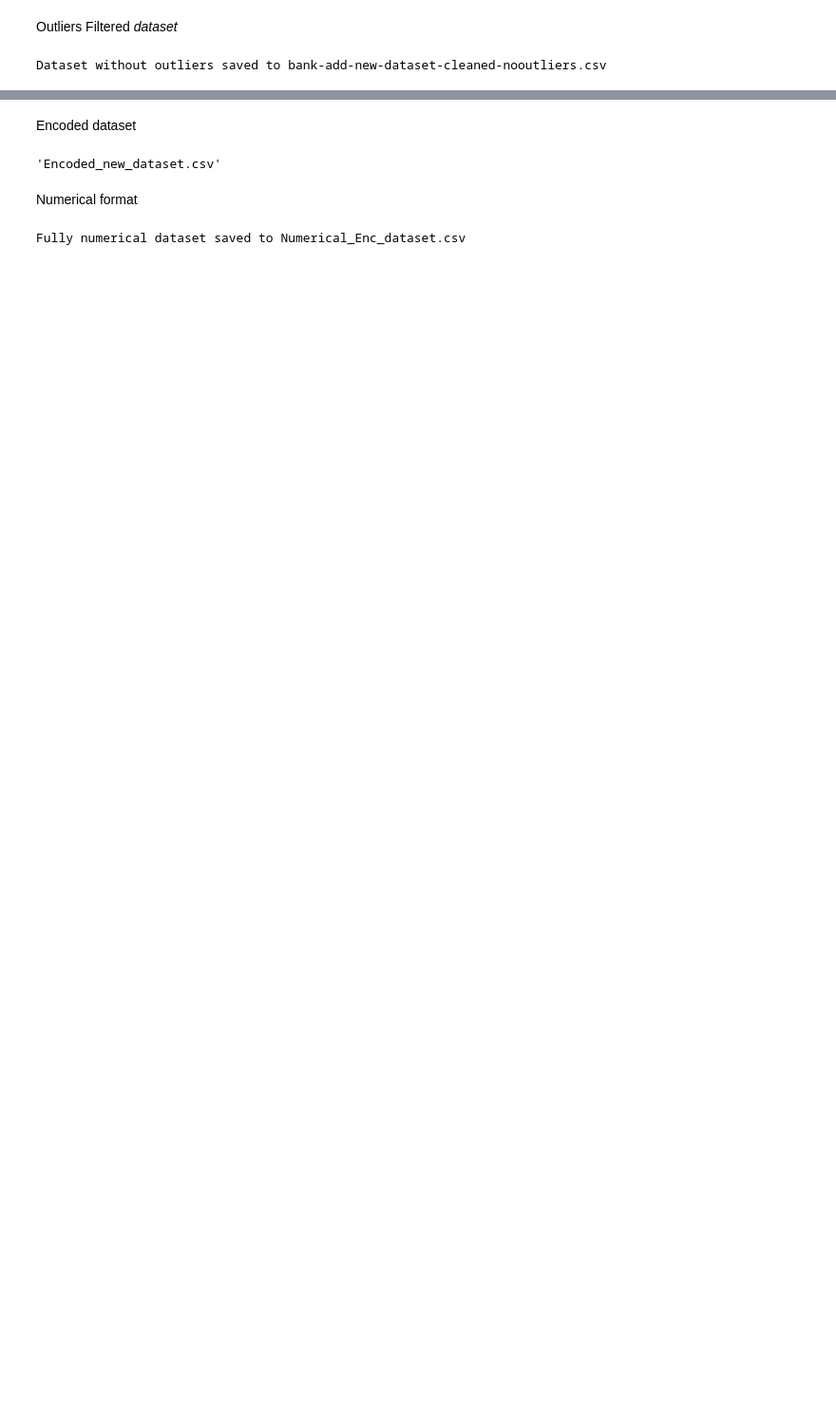
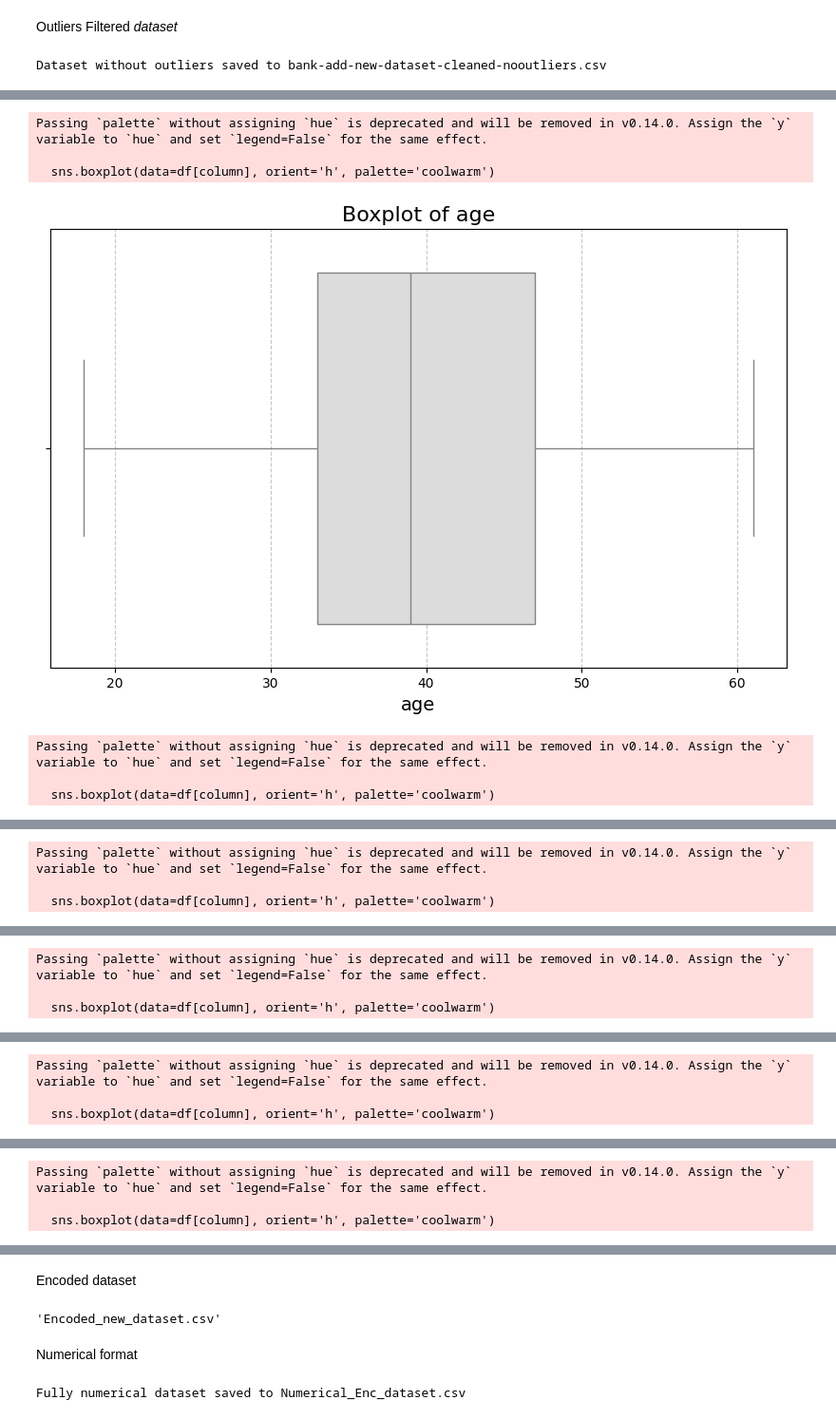
Before and after one commit to Itzz-Hashan/Client-Prediction-System, a Jupyter notebook: Preproccesing/Preproccesing.ipynb, the cells around one changed output, grey strips where cells are left out. Shown: that part at 95% size. Drawn from its saved outputs; the diff is of its cells as text; code cells hidden in the pictures; blank space fills up the shorter version.

Commit message:
Display in a plot after the outliers filtering

```diff
--- a/Preproccesing/Preproccesing.ipynb
+++ b/Preproccesing/Preproccesing.ipynb
@@ -127,0 +130,28 @@ Dataset without outliers saved to bank-add-new-dataset-cleaned-nooutliers.csv
+# %%
+import pandas as pd
+import matplotlib.pyplot as plt
+import seaborn as sns
+
+# Load the dataset
+file_path = 'bank-add-new-dataset-cleaned-nooutliers.csv'  # Replace with your file path
+data = pd.read_csv(file_path)
+
+# Boxplot to visualize the spread and detect outliers
+def plot_boxplot(df):
+    for column in df.select_dtypes(include=['number']).columns:
+        plt.figure(figsize=(10, 6))
+        sns.boxplot(data=df[column], orient='h', palette='coolwarm')
+        plt.title(f'Boxplot of {column}', fontsize=16)
+        plt.xlabel(column, fontsize=14)
+        plt.grid(axis='x', linestyle='--', alpha=0.7)
+        plt.show()
+# Call desired functions
+plot_boxplot(data)
+# %% [output]
+Passing `palette` without assigning `hue` is deprecated and will be removed in v0.14.0. Assign the `y` variable to `hue` and set `legend=False` for the same effect.
+
+  sns.boxplot(data=df[column], orient='h', palette='coolwarm')
+[figure, added]
+Passing `palette` without assigning `hue` is deprecated and will be removed in v0.14.0. Assign the `y` variable to `hue` and set `legend=False` for the same effect.
+
+  sns.boxplot(data=df[column], orient='h', palette='coolwarm')
@@ -127,0 +159,3 @@ Dataset without outliers saved to bank-add-new-dataset-cleaned-nooutliers.csv
+Passing `palette` without assigning `hue` is deprecated and will be removed in v0.14.0. Assign the `y` variable to `hue` and set `legend=False` for the same effect.
+
+  sns.boxplot(data=df[column], orient='h', palette='coolwarm')
@@ -127,0 +163,3 @@ Dataset without outliers saved to bank-add-new-dataset-cleaned-nooutliers.csv
+Passing `palette` without assigning `hue` is deprecated and will be removed in v0.14.0. Assign the `y` variable to `hue` and set `legend=False` for the same effect.
+
+  sns.boxplot(data=df[column], orient='h', palette='coolwarm')
@@ -127,0 +167,3 @@ Dataset without outliers saved to bank-add-new-dataset-cleaned-nooutliers.csv
+Passing `palette` without assigning `hue` is deprecated and will be removed in v0.14.0. Assign the `y` variable to `hue` and set `legend=False` for the same effect.
+
+  sns.boxplot(data=df[column], orient='h', palette='coolwarm')
@@ -127,0 +171,3 @@ Dataset without outliers saved to bank-add-new-dataset-cleaned-nooutliers.csv
+Passing `palette` without assigning `hue` is deprecated and will be removed in v0.14.0. Assign the `y` variable to `hue` and set `legend=False` for the same effect.
+
+  sns.boxplot(data=df[column], orient='h', palette='coolwarm')
```
Also changed, not shown: parts of 2 cells of this notebook.
